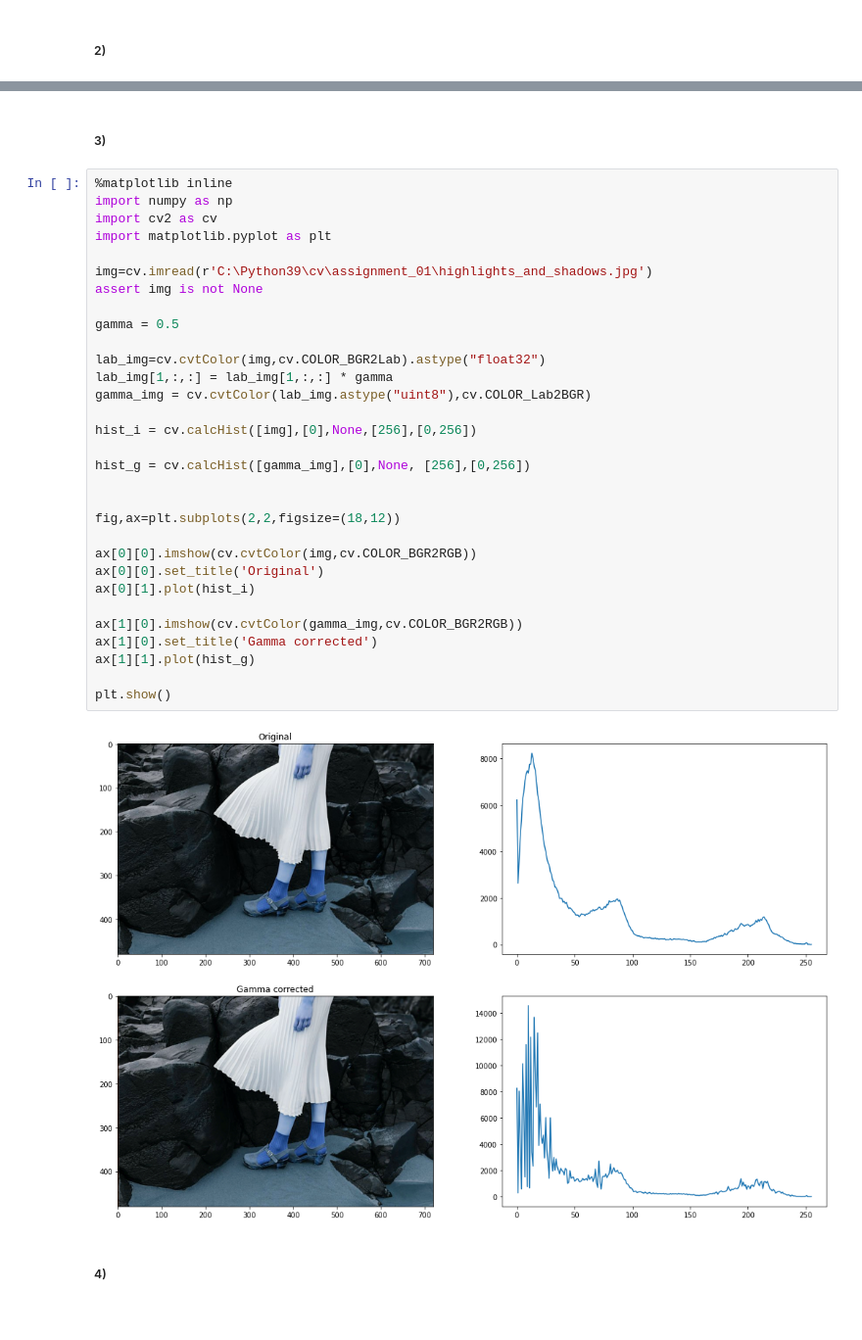
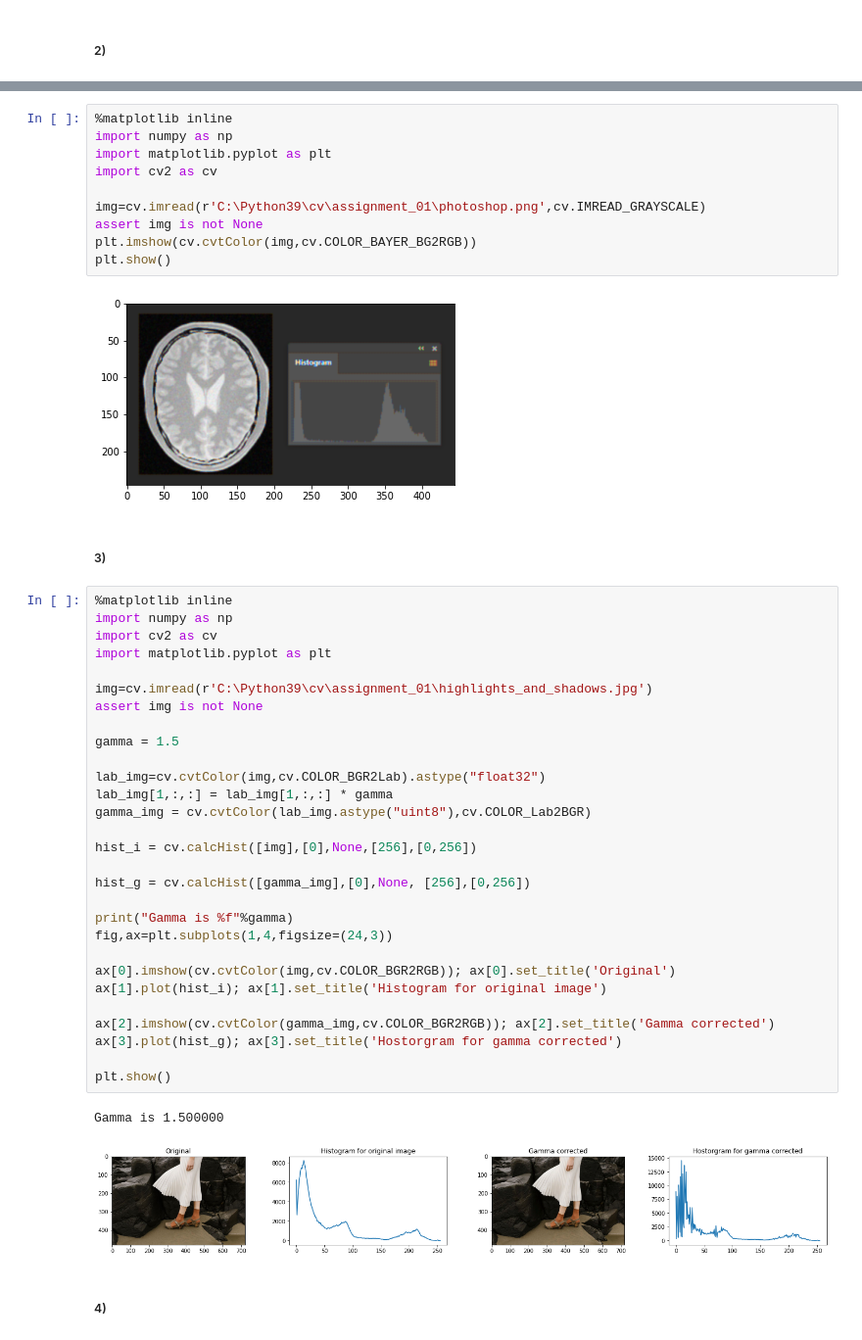
Before and after one commit to vakeesanvk/image_processing_assignment_01, a Jupyter notebook: Assignment.ipynb, the cells around one changed output, grey strips where cells are left out. Shown at 98% size. Drawn from its saved outputs; the diff is of its cells as text.

```diff
--- a/Assignment.ipynb
+++ b/Assignment.ipynb
@@ -98,38 +71,49 @@ plt.show()
+# %%
+%matplotlib inline
+import numpy as np
+import matplotlib.pyplot as plt
+import cv2 as cv
+
+img=cv.imread(r'C:\Python39\cv\assignment_01\photoshop.png',cv.IMREAD_GRAYSCALE)
+assert img is not None
+plt.imshow(cv.cvtColor(img,cv.COLOR_BAYER_BG2RGB))
+plt.show()
+# %% [output]
+[figure, added]
 # %% [markdown]
 ##### 3)
 # %%
 %matplotlib inline
 import numpy as np
 import cv2 as cv
 import matplotlib.pyplot as plt
 
 img=cv.imread(r'C:\Python39\cv\assignment_01\highlights_and_shadows.jpg')
 assert img is not None
 
-gamma = 0.5
+gamma = 1.5
 
 lab_img=cv.cvtColor(img,cv.COLOR_BGR2Lab).astype("float32")
 lab_img[1,:,:] = lab_img[1,:,:] * gamma
 gamma_img = cv.cvtColor(lab_img.astype("uint8"),cv.COLOR_Lab2BGR)
 
 hist_i = cv.calcHist([img],[0],None,[256],[0,256])
 
 hist_g = cv.calcHist([gamma_img],[0],None, [256],[0,256])
 
+print("Gamma is %f"%gamma)
+fig,ax=plt.subplots(1,4,figsize=(24,3))
 
-fig,ax=plt.subplots(2,2,figsize=(18,12))
+ax[0].imshow(cv.cvtColor(img,cv.COLOR_BGR2RGB)); ax[0].set_title('Original')
+ax[1].plot(hist_i); ax[1].set_title('Histogram for original image')
 
-ax[0][0].imshow(cv.cvtColor(img,cv.COLOR_BGR2RGB))
-ax[0][0].set_title('Original')
-ax[0][1].plot(hist_i)
-
-ax[1][0].imshow(cv.cvtColor(gamma_img,cv.COLOR_BGR2RGB))
-ax[1][0].set_title('Gamma corrected')
-ax[1][1].plot(hist_g)
+ax[2].imshow(cv.cvtColor(gamma_img,cv.COLOR_BGR2RGB)); ax[2].set_title('Gamma corrected')
+ax[3].plot(hist_g); ax[3].set_title('Hostorgram for gamma corrected')
 
 plt.show()
 # %% [output]
+Gamma is 1.500000
-[figure, old version]
+[figure, new version]
 # %% [markdown]
 ##### 4)
 # %%
```
Also changed, not shown: parts of 12 cells of this notebook.
